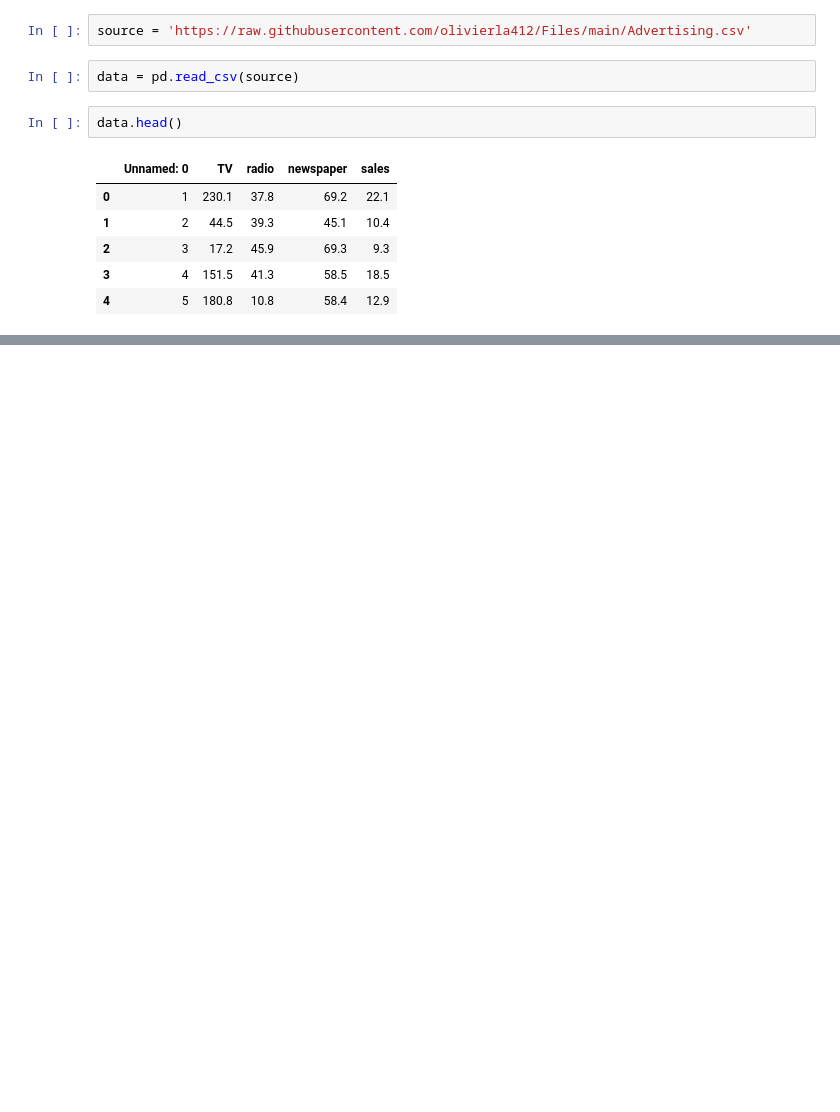
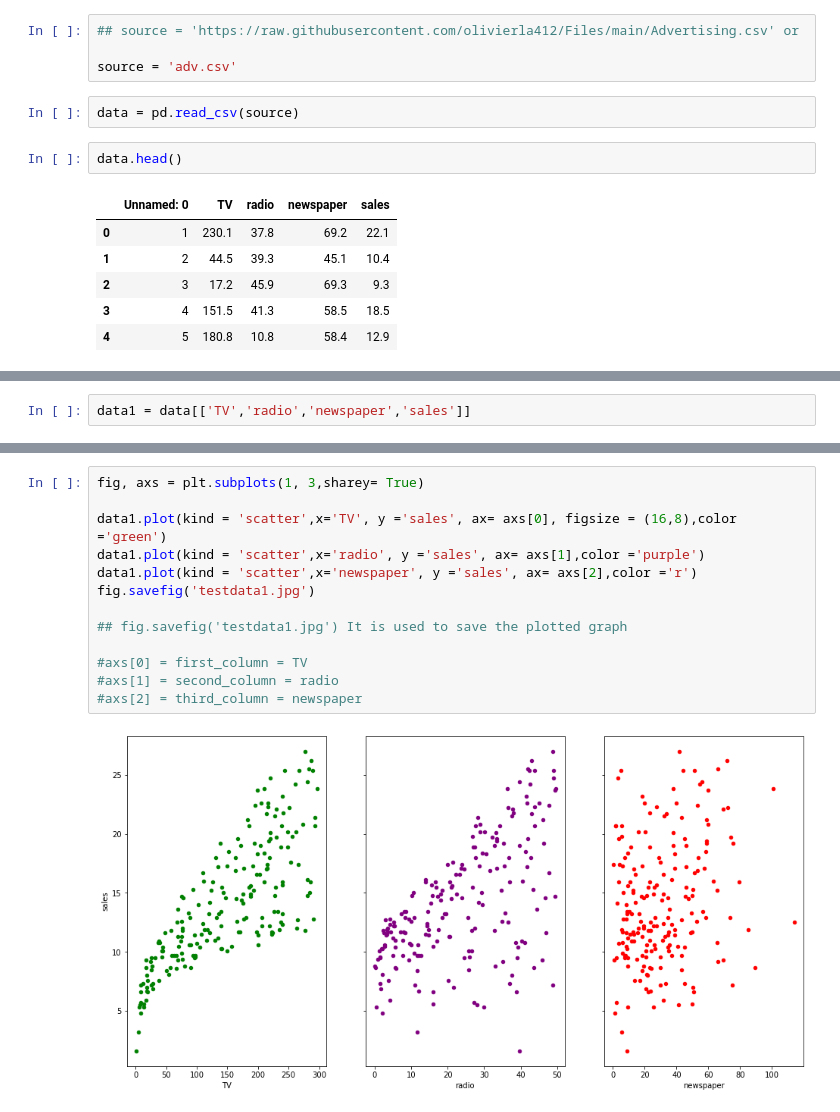
Before and after one commit to olivierla412/data_train_live_classes, a Jupyter notebook: LM_1.ipynb, the cells around one changed output, grey strips where cells are left out. Cells and saved outputs as stored; diff of their text form; blank space fills up the shorter version.

```diff
--- a/LM_1.ipynb
+++ b/LM_1.ipynb
@@ -5,7 +5,9 @@ import matplotlib.pyplot as plt
 %matplotlib inline
 import pickle
 # %%
-source = 'https://raw.githubusercontent.com/olivierla412/Files/main/Advertising.csv'
+## source = 'https://raw.githubusercontent.com/olivierla412/Files/main/Advertising.csv' or
+
+source = 'adv.csv'
 # %%
 data = pd.read_csv(source)
 # %%
@@ -22,0 +22,2 @@ data.head()
+# %%
+data1 = data[['TV','radio','newspaper','sales']]
@@ -22,0 +81,15 @@ data.head()
+# %%
+fig, axs = plt.subplots(1, 3,sharey= True)
+
+data1.plot(kind = 'scatter',x='TV', y ='sales', ax= axs[0], figsize = (16,8),color ='green')
+data1.plot(kind = 'scatter',x='radio', y ='sales', ax= axs[1],color ='purple')
+data1.plot(kind = 'scatter',x='newspaper', y ='sales', ax= axs[2],color ='r')
+fig.savefig('testdata1.jpg')
+
+## fig.savefig('testdata1.jpg') It is used to save the plotted graph
+
+#axs[0] = first_column = TV
+#axs[1] = second_column = radio
+#axs[2] = third_column = newspaper
+# %% [output]
+[figure, added]
```
Also changed, not shown: parts of 80 cells of this notebook, 5 other files.
